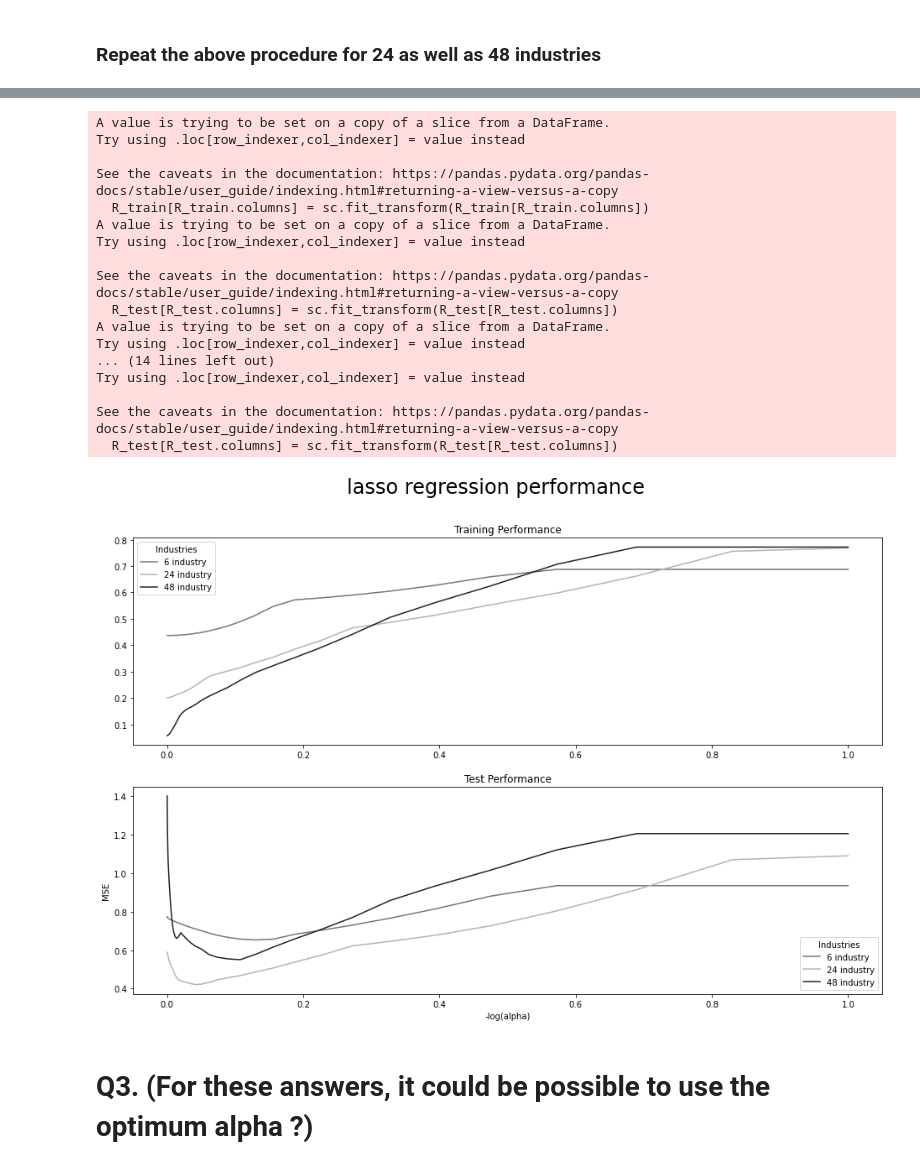
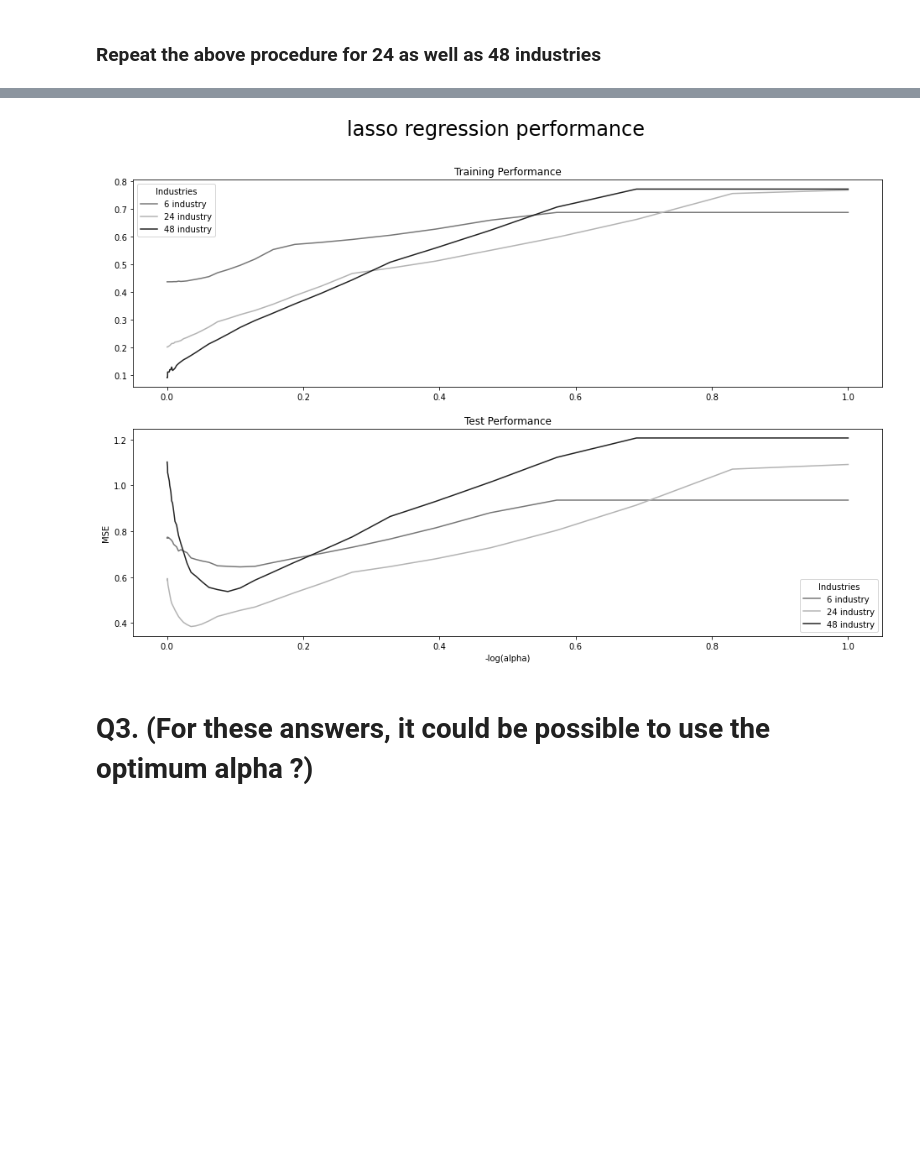
Before and after one commit to Sean-Chaos/DBA-3803-Project, a Jupyter notebook: DBA 3803 Group Project (Working copy).ipynb, the cells around one changed output, grey strips where cells are left out. Cells and saved outputs as stored; diff of their text form; code cells hidden in the pictures; blank space fills up the shorter version.

```diff
--- a/DBA 3803 Group Project (Working copy).ipynb
+++ b/DBA 3803 Group Project (Working copy).ipynb
@@ -267,8 +254,9 @@ date_i = df[df['Date'] == date].index[0]
 
 R_train = q1.iloc[date_i-no_obj:date_i,:]
 
+R_train = R_train.copy()
 sc = StandardScaler(with_std = False)
-R_train[R_train.columns] = sc.fit_transform(R_train[R_train.columns])
+R_train.loc[:,R_train.columns] = sc.fit_transform(R_train.loc[:,R_train.columns])
 
 R_train.shape
 # %% [output]
@@ -286,8 +269,9 @@ date_i = df[df['Date'] == date].index[0]
 
 R_test = q1.iloc[date_i:date_i+no_obj,:]
 
+R_test = R_test.copy()
 sc = StandardScaler(with_std = False)
-R_test[R_test.columns] = sc.fit_transform(R_test[R_test.columns])
+R_test.loc[:,R_test.columns] = sc.fit_transform(R_test.loc[:,R_test.columns])
 
 R_test.shape
 # %% [output]
@@ -479,7 +458,8 @@ eq_w = np.full(
     shape = arr_len,
     fill_value = 1/arr_len
 )
-y_temp = np.dot(R_train, eq_w)
+y_train_raw = np.dot(R_train, eq_w)
+y_test_raw = np.dot(R_test, eq_w)
 
 # N matrix
 tmp1 = np.identity((arr_len-1), dtype='int64')
@@ -487,12 +467,13 @@ tmp2 = -np.ones((arr_len-1), dtype='int64')
 N = np.append(tmp1,[tmp2], axis=0)
 
 # Calculate X
-X_temp = np.dot(R_train, N)
+X_train_raw = np.dot(R_train, N)
+X_test_raw = np.dot(R_test, N)
 
 #-------------------------------------------------------------------------------------------
-temp_df_raw = pd.DataFrame(X_temp)
+temp_df_raw = pd.DataFrame(X_train_raw)
 temp_df_raw.columns = ['X' + str(i) for i in temp_df_raw.columns]
-temp_df_raw.insert(1, 'y', y_temp)
+temp_df_raw.insert(1, 'y', y_train_raw)
 temp_df_raw = temp_df_raw.rename({'X0':'x'}, axis=1)
 # %%
 models = {'OLS': LinearRegression(),
@@ -684,8 +665,9 @@ for test in testing:
 
     R_train = q2_temp.iloc[date_i-no_obj:date_i,:]
 
+    R_train = R_train.copy()
     sc = StandardScaler(with_std = False)
-    R_train[R_train.columns] = sc.fit_transform(R_train[R_train.columns])
+    R_train.loc[:,R_train.columns] = sc.fit_transform(R_train.loc[:,R_train.columns])
 
 
     # Selecting the test set (dates after the 1 day in 2022)
@@ -695,8 +677,9 @@ for test in testing:
 
     R_test = q2_temp.iloc[date_i:date_i+no_obj,:]
 
+    R_test = R_test.copy()
     sc = StandardScaler(with_std = False)
-    R_test[R_test.columns] = sc.fit_transform(R_test[R_test.columns])
+    R_test.loc[:,R_test.columns] = sc.fit_transform(R_test.loc[:,R_test.columns])
 
     '''
     print(f'Training set shape: {R_train.shape}')
@@ -802,8 +768,10 @@ for test in testing:
 
     R_train = q2_temp.iloc[date_i-no_obj:date_i,:]
 
+    R_train = R_train.copy()
     sc = StandardScaler(with_std = False)
-    R_train[R_train.columns] = sc.fit_transform(R_train[R_train.columns])
+    R_train.loc[:,R_train.columns] = sc.fit_transform(R_train.loc[:,R_train.columns])
+
 
 
     # Selecting the test set (dates after the 1 day in 2022)
@@ -813,8 +781,9 @@ for test in testing:
 
     R_test = q2_temp.iloc[date_i:date_i+no_obj,:]
 
+    R_test = R_test.copy()
     sc = StandardScaler(with_std = False)
-    R_test[R_test.columns] = sc.fit_transform(R_test[R_test.columns])
+    R_test.loc[:,R_test.columns] = sc.fit_transform(R_test.loc[:,R_test.columns])
 
     '''
     print(f'Training set shape: {R_train.shape}')
@@ -851,52 +820,35 @@ for test in testing:
     test_r2_all = []
     test_mse_all = []
 
     for cur_alpha in alpha_vec:
-        lasso = Lasso(cur_alpha)
+        lasso = Lasso(cur_alpha, tol=1e-1)
         lasso.fit(X_train, y_train)
 
         # Training
         train_r2_all.append(lasso.score(X_train, y_train))
         train_mse_all.append(mean_squared_error(y_train, lasso.predict(X_train)))
         coeff_dict_all[cur_alpha] = lasso.coef_
 
         # Test
         test_r2_all.append(lasso.score(X_test, y_test))
         test_mse_all.append(mean_squared_error(y_test, lasso.predict(X_test)))
 
 
     q2_fig = sns.lineplot(x=alpha_vec, y=np.array(train_mse_all), ax=axs[0])
     q2_fig = sns.lineplot(x=alpha_vec, y=np.array(test_mse_all), ax=axs[1])
 
 #--------------------------------------------------------------------------------------------------
 
 axs[0].legend(title='Industries', labels=['6 industry', '24 industry', '48 industry'])
 axs[0].title.set_text('Training Performance')
 axs[1].legend(title='Industries', labels=['6 industry', '24 industry', '48 industry'])
 axs[1].title.set_text('Test Performance')
 q2_fig.set(xlabel='-log(alpha)', ylabel='MSE')
 
 plt.suptitle('lasso regression performance', fontsize = 24)
 plt.show()
 # %% [output]
-A value is trying to be set on a copy of a slice from a DataFrame.
-Try using .loc[row_indexer,col_indexer] = value instead
-
-See the caveats in the documentation: https://pandas.pydata.org/pandas-docs/stable/user_guide/indexing.html#returning-a-view-versus-a-copy
-  R_train[R_train.columns] = sc.fit_transform(R_train[R_train.columns])
-A value is trying to be set on a copy of a slice from a DataFrame.
-Try using .loc[row_indexer,col_indexer] = value instead
-
-See the caveats in the documentation: https://pandas.pydata.org/pandas-docs/stable/user_guide/indexing.html#returning-a-view-versus-a-copy
-  R_test[R_test.columns] = sc.fit_transform(R_test[R_test.columns])
-A value is trying to be set on a copy of a slice from a DataFrame.
-Try using .loc[row_indexer,col_indexer] = value instead
-... (14 lines left out)
-Try using .loc[row_indexer,col_indexer] = value instead
-
-See the caveats in the documentation: https://pandas.pydata.org/pandas-docs/stable/user_guide/indexing.html#returning-a-view-versus-a-copy
-  R_test[R_test.columns] = sc.fit_transform(R_test[R_test.columns])
-[figure, old version]
+[figure, new version]
 # %% [markdown]
 # Q3. (For these answers, it could be possible to use the optimum alpha ?)
 # %% [markdown]
```
Also changed, not shown: parts of 13 cells of this notebook.
